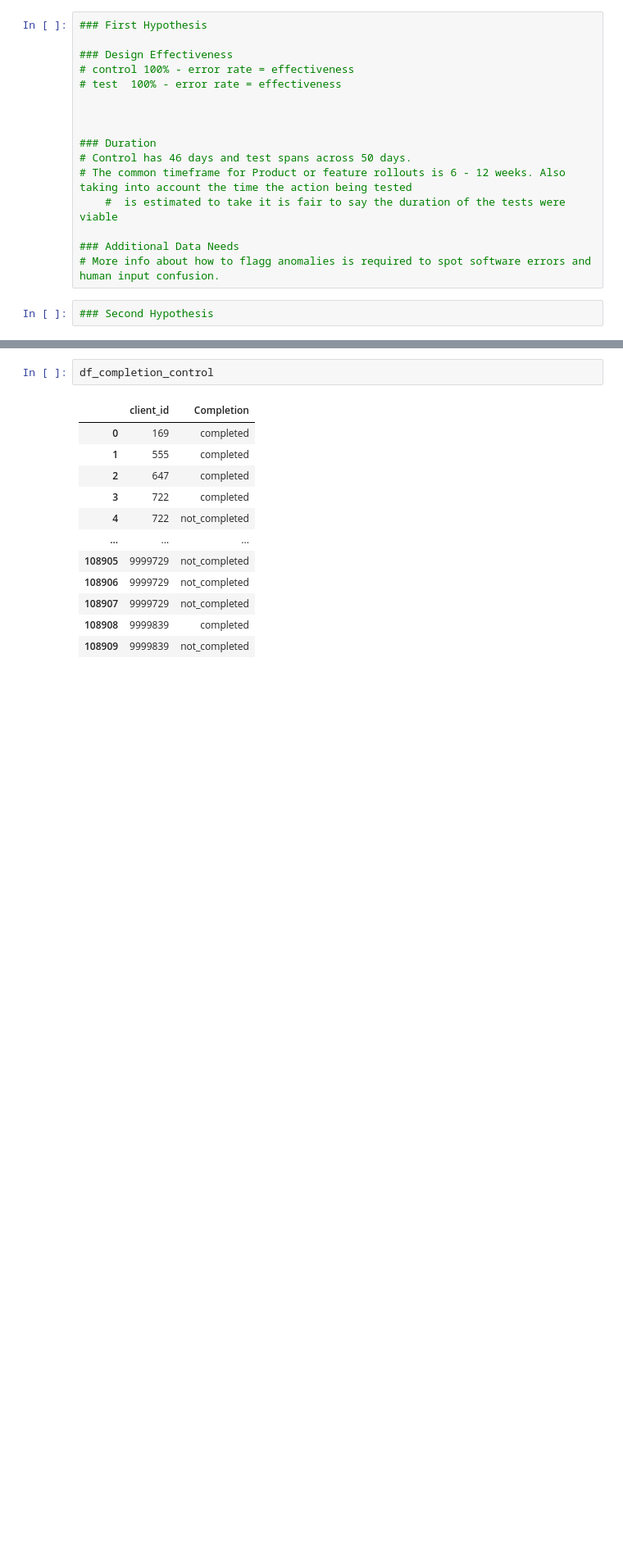
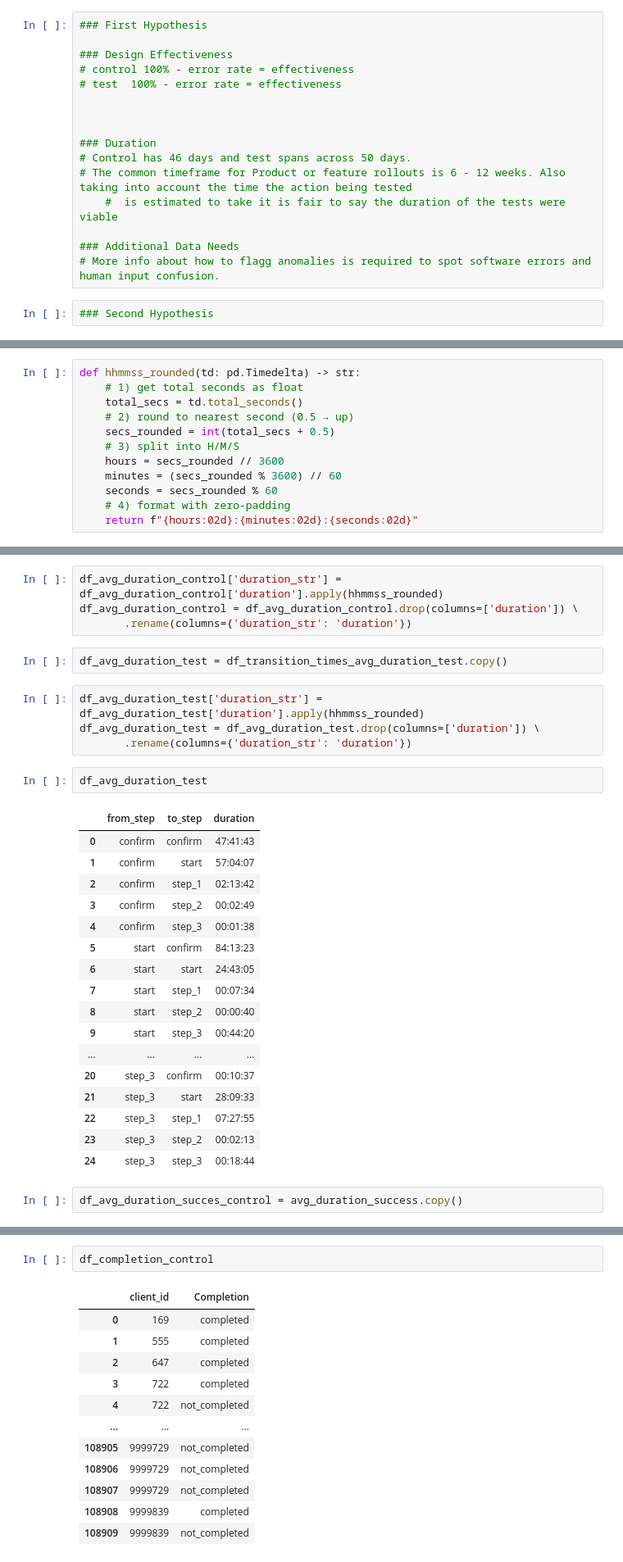
Before and after one commit to JorgeMMLRodrigues/vanguard_project, a Jupyter notebook: Main.ipynb, the cells around one changed output, grey strips where cells are left out. Shown at 82% size. Drawn from its saved outputs; the diff is of its cells as text; blank space fills up the shorter version.

Commit message:
EDA Done. Tableau almost done. Sotry Step reached

```diff
--- a/Main.ipynb
+++ b/Main.ipynb
@@ -1707,0 +1720,12 @@ Additional Data Needs
+# %%
+def hhmmss_rounded(td: pd.Timedelta) -> str:
+    # 1) get total seconds as float
+    total_secs = td.total_seconds()
+    # 2) round to nearest second (0.5 → up)
+    secs_rounded = int(total_secs + 0.5)
+    # 3) split into H/M/S
+    hours = secs_rounded // 3600
+    minutes = (secs_rounded % 3600) // 60
+    seconds = secs_rounded % 60
+    # 4) format with zero‐padding
+    return f"{hours:02d}:{minutes:02d}:{seconds:02d}"
@@ -1707,0 +1752,32 @@ Additional Data Needs
+# %%
+df_avg_duration_control['duration_str'] = df_avg_duration_control['duration'].apply(hhmmss_rounded)
+df_avg_duration_control = df_avg_duration_control.drop(columns=['duration']) \
+       .rename(columns={'duration_str': 'duration'})
+# %%
+df_avg_duration_test = df_transition_times_avg_duration_test.copy()
+# %%
+df_avg_duration_test['duration_str'] = df_avg_duration_test['duration'].apply(hhmmss_rounded)
+df_avg_duration_test = df_avg_duration_test.drop(columns=['duration']) \
+       .rename(columns={'duration_str': 'duration'})
+# %%
+df_avg_duration_test
+# %% [output]
+|  | from_step | to_step | duration |
+| 0 | confirm | confirm | 47:41:43 |
+| 1 | confirm | start | 57:04:07 |
+| 2 | confirm | step_1 | 02:13:42 |
+| 3 | confirm | step_2 | 00:02:49 |
+| 4 | confirm | step_3 | 00:01:38 |
+| 5 | start | confirm | 84:13:23 |
+| 6 | start | start | 24:43:05 |
+| 7 | start | step_1 | 00:07:34 |
+| 8 | start | step_2 | 00:00:40 |
+| 9 | start | step_3 | 00:44:20 |
+| ... | ... | ... | ... |
+| 20 | step_3 | confirm | 00:10:37 |
+| 21 | step_3 | start | 28:09:33 |
+| 22 | step_3 | step_1 | 07:27:55 |
+| 23 | step_3 | step_2 | 00:02:13 |
+| 24 | step_3 | step_3 | 00:18:44 |
+# %%
+df_avg_duration_succes_control = avg_duration_success.copy()
```
Also changed, not shown: parts of 12 cells of this notebook, 2 other files.
